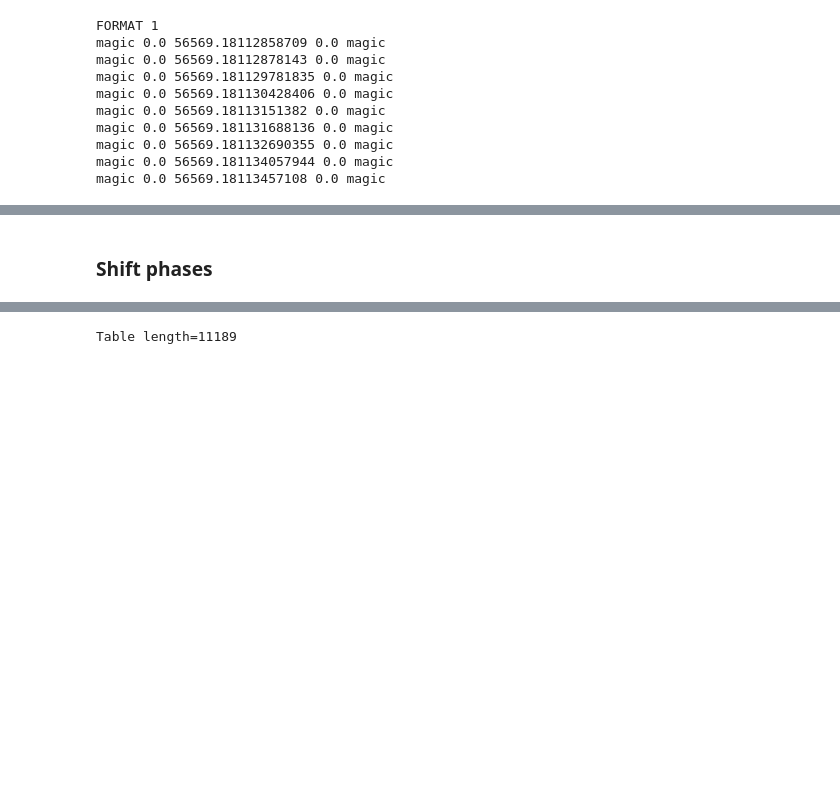
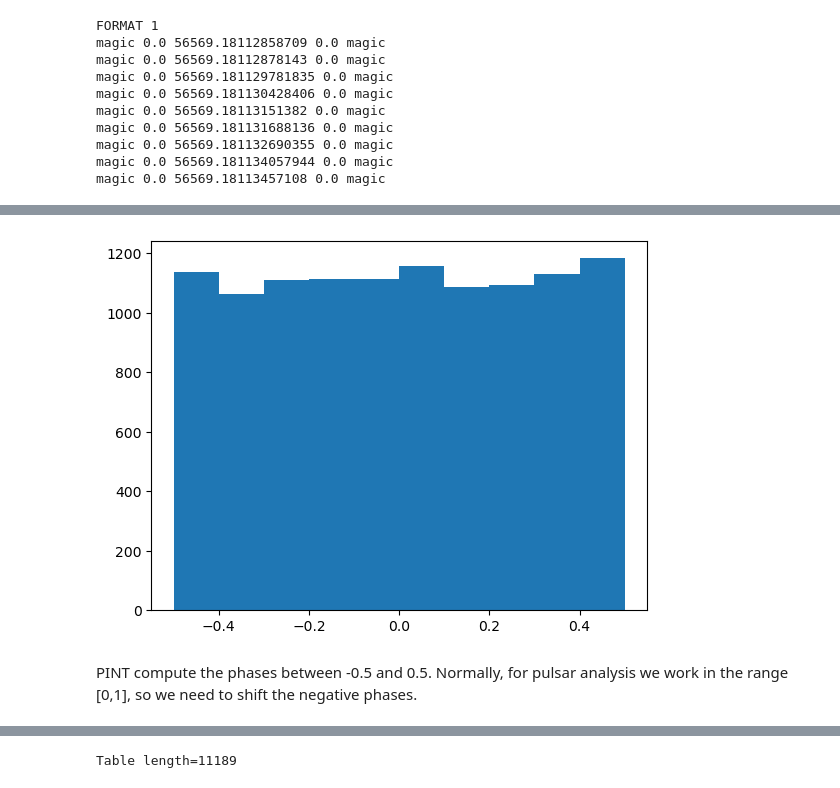
Before and after one commit to gammapy/gammapy-recipes, a Jupyter notebook: recipes/pulsar_analysis/Pulsar_analysis_gammapy.ipynb, the cells around one changed output, grey strips where cells are left out. Saved outputs shown, nothing was run; the diff lists cells and outputs as text; code cells hidden in the pictures; blank space fills up the shorter version.

```diff
--- a/recipes/pulsar_analysis/Pulsar_analysis_gammapy.ipynb
+++ b/recipes/pulsar_analysis/Pulsar_analysis_gammapy.ipynb
@@ -84,6 +116,7 @@ magic 0.0 56569.18113457108 0.0 magic
 # %%
-model = 'crab_ephemeris_model.par'
+ephemeris_file = '/Users/alvarom/Desktop/Doctorado/fermipulsar/crab_ephemeris_model.par'
 # %%
- m, t = models.get_model_and_toas(model, timname, planets = True,usepickle = False)
+%%time
+m, t = models.get_model_and_toas(ephemeris_file, timname, planets = True,usepickle = False)
 # %% [output]
 WARNING  (pint.observatory.topo_obs     ): No clock corrections found for observatory magic taken from file
@@ -96,3 +170,8 @@ phases = np.array(phases)
+# %%
+plt.hist(phases)
+plt.show()
+# %% [output]
+[figure, added]
 # %% [markdown]
-### Shift phases
+PINT compute the phases between -0.5 and 0.5. Normally, for pulsar analysis we work in the range [0,1], so we need to shift the negative phases.
 # %%
```
Also changed, not shown: parts of 41 cells of this notebook.
